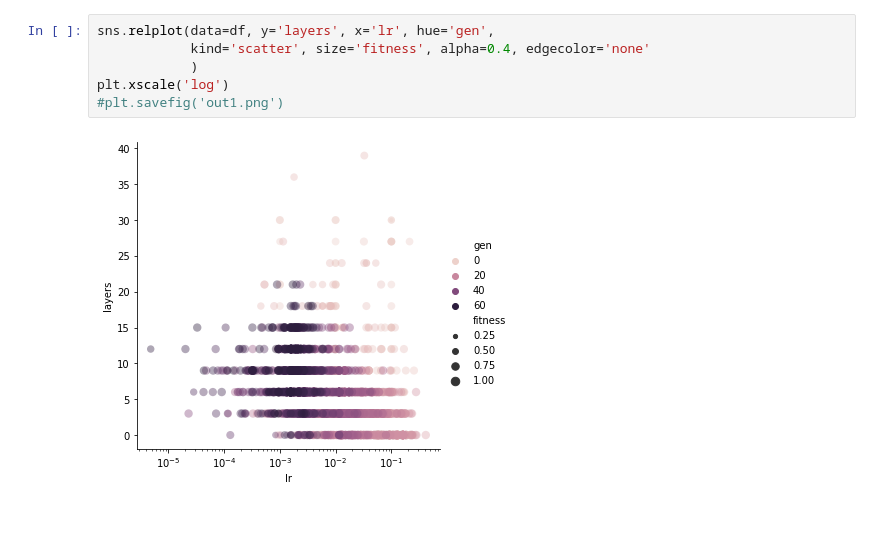
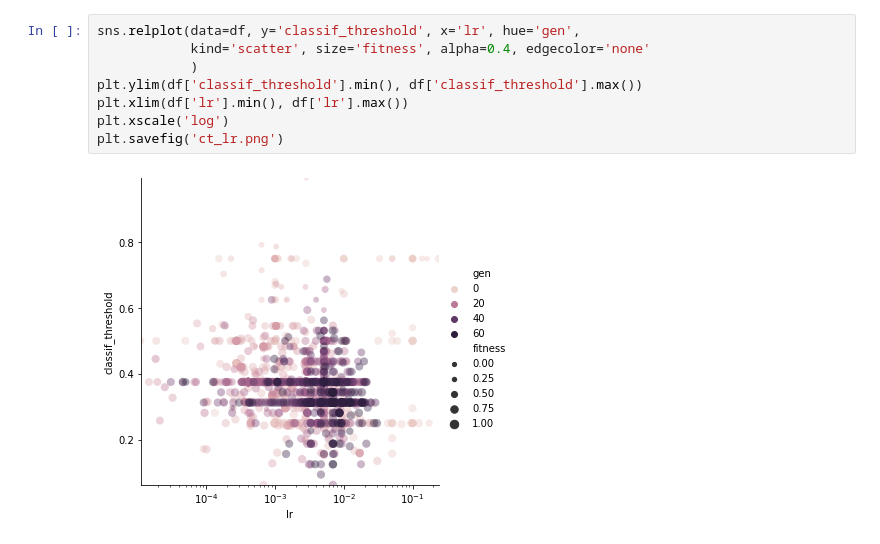
Before and after one commit to joseppinto/gann, a Jupyter notebook: src/results.ipynb, the cells around one changed output. Cells and saved outputs as stored; diff of their text form.

```diff
--- a/src/results.ipynb
+++ b/src/results.ipynb
@@ -16,8 +37,10 @@ df.head()
 # %%
-sns.relplot(data=df, y='layers', x='lr', hue='gen',
+sns.relplot(data=df, y='classif_threshold', x='lr', hue='gen',
             kind='scatter', size='fitness', alpha=0.4, edgecolor='none'
             )
+plt.ylim(df['classif_threshold'].min(), df['classif_threshold'].max())
+plt.xlim(df['lr'].min(), df['lr'].max())
 plt.xscale('log')
-#plt.savefig('out1.png')
+plt.savefig('ct_lr.png')
 # %% [output]
-[figure, old version]
+[figure, new version]
```
Also changed, not shown: parts of 6 cells of this notebook, 6 other files.
